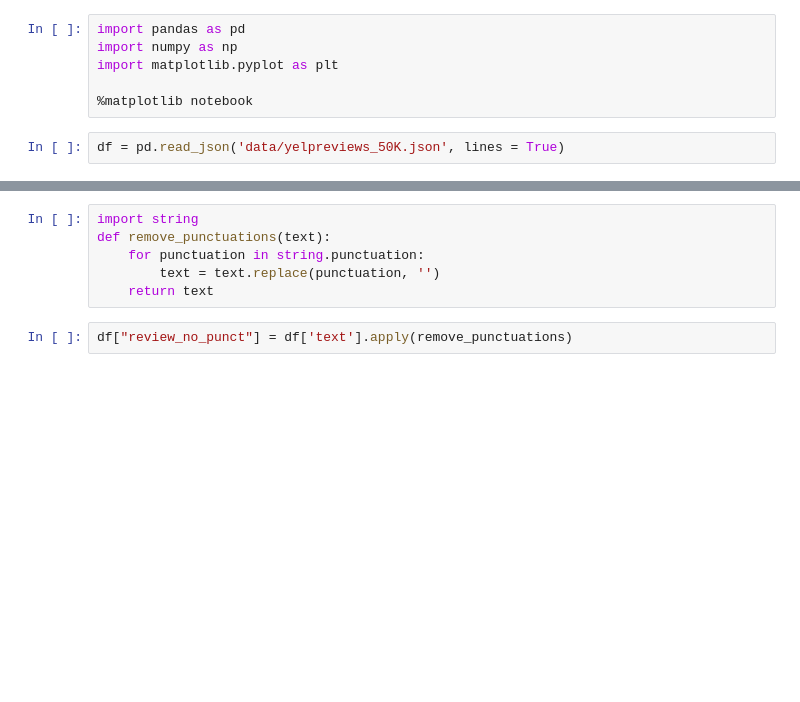
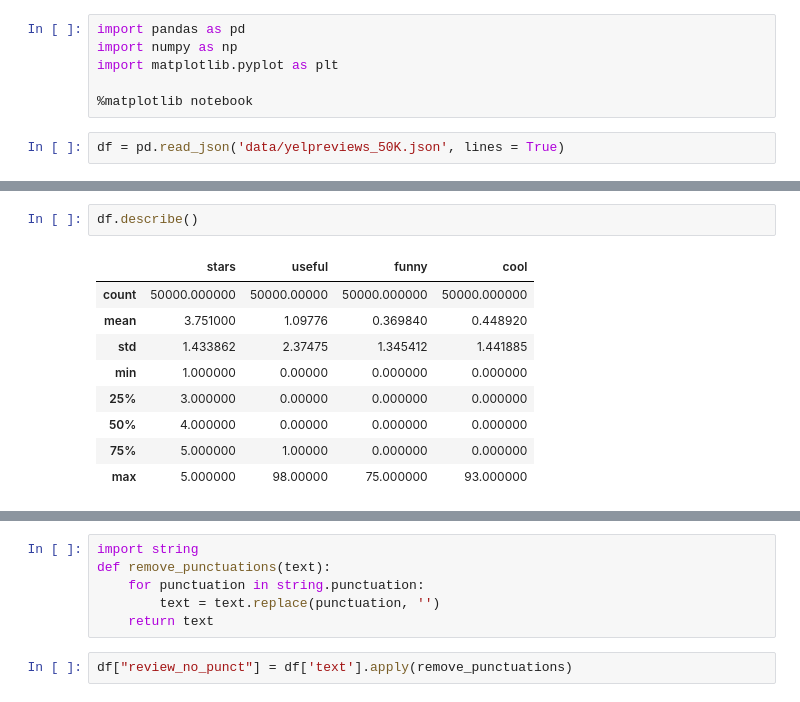
Before and after one commit to akriti112/Text_Mining, a Jupyter notebook: Text_Mining.ipynb, the cells around one changed output, grey strips where cells are left out. Saved outputs shown, nothing was run; the diff lists cells and outputs as text; blank space fills up the shorter version.

```diff
--- a/Text_Mining.ipynb
+++ b/Text_Mining.ipynb
@@ -17,0 +18,12 @@ df.head()
+# %%
+df.describe()
+# %% [output]
+|  | stars | useful | funny | cool |
+| count | 50000.000000 | 50000.00000 | 50000.000000 | 50000.000000 |
+| mean | 3.751000 | 1.09776 | 0.369840 | 0.448920 |
+| std | 1.433862 | 2.37475 | 1.345412 | 1.441885 |
+| min | 1.000000 | 0.00000 | 0.000000 | 0.000000 |
+| 25% | 3.000000 | 0.00000 | 0.000000 | 0.000000 |
+| 50% | 4.000000 | 0.00000 | 0.000000 | 0.000000 |
+| 75% | 5.000000 | 1.00000 | 0.000000 | 0.000000 |
+| max | 5.000000 | 98.00000 | 75.000000 | 93.000000 |
```
Also changed, not shown: parts of 12 cells of this notebook.
